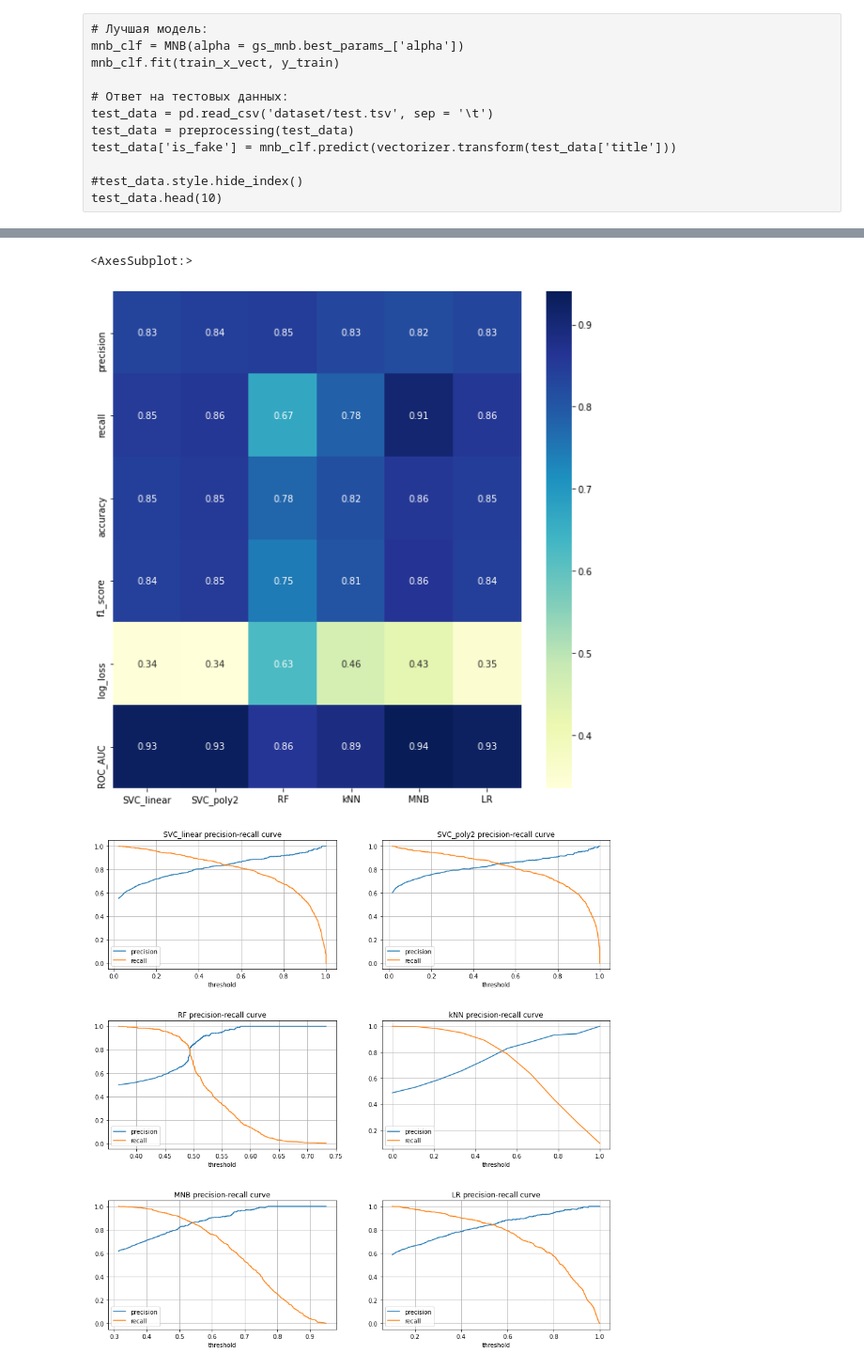
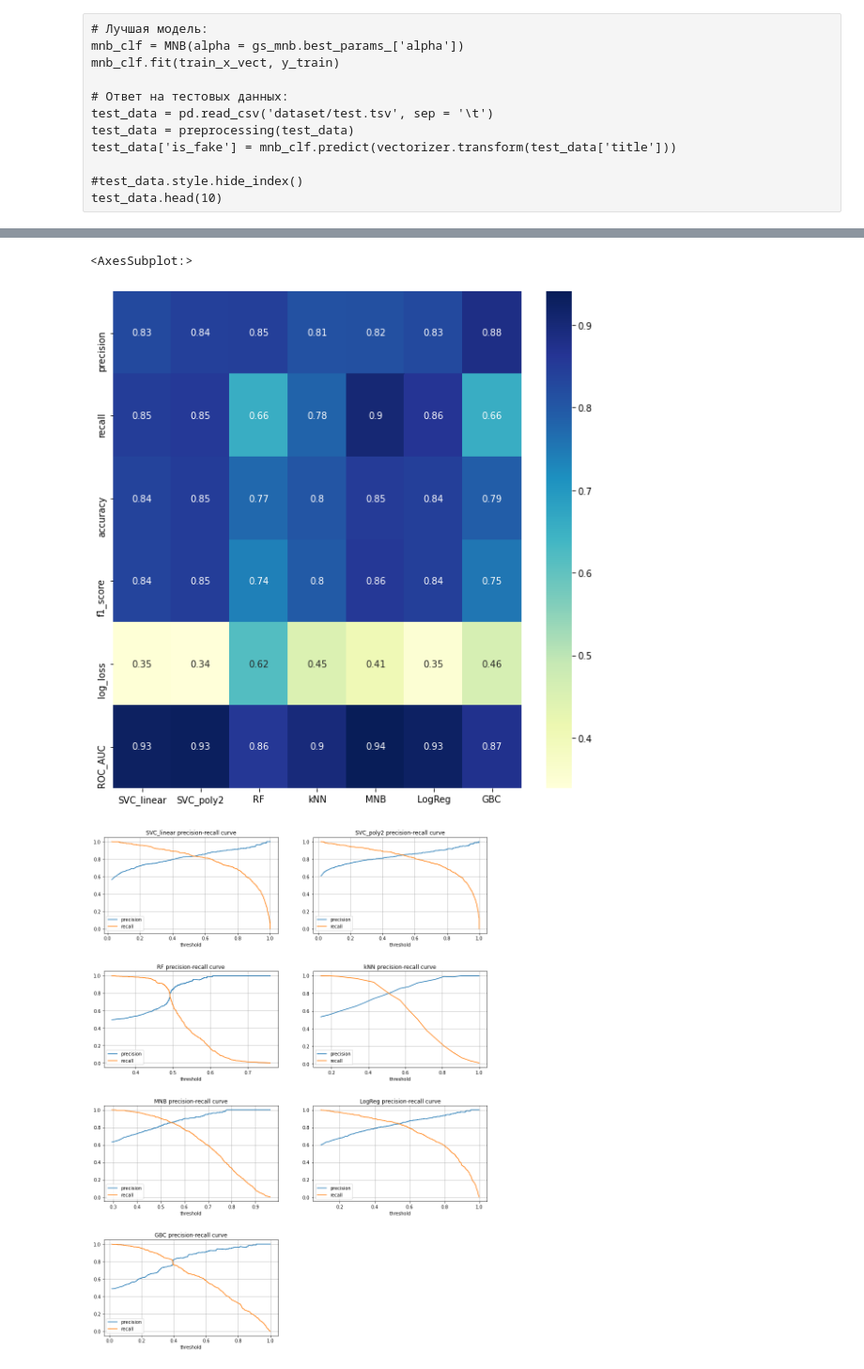
Before and after one commit to belpablo/ANLP, a Jupyter notebook: Fake_Titles_Detection/solution/Fake_Titles_Detection.ipynb, the cells around one changed output, grey strips where cells are left out. Shown at 94% size. Cells and saved outputs as stored; diff of their text form; code cells hidden in the pictures.

```diff
--- a/Fake_Titles_Detection/solution/Fake_Titles_Detection.ipynb
+++ b/Fake_Titles_Detection/solution/Fake_Titles_Detection.ipynb
@@ -88,10 +87,11 @@ def preprocessing(df):
         title = df['title'][i].lower()
 
         # удаление лишних символов:
-        title = re.sub('<.*?>', ' ', title)
-        title = re.sub(' +', ' ', title)
-        title = re.sub(r'[^\w\s]', '', title)
-        title = re.sub('\n', '', title)
+        #title = re.sub('<.*?>', ' ', title)
+        #title = re.sub(' +', ' ', title)
+        #title = re.sub(r'[^\w\s]', '', title)
+        title = re.sub(r'[^\w\s]+|[\d]+', r'', title)
+        #title = re.sub('\n', '', title)
 
         # токенизация:
         title_words = word_tokenize(title)
@@ -111,6 +111,7 @@ def preprocessing(df):
     return df
 
 train_data = preprocessing(train_data)
+#train_data.style.hide_index()
 train_data
 # %% [output]
 |  | title | is_fake |
@@ -323,6 +332,6 @@ test_data.head(10)
 # %%
 # Подбираем лучшие параметры:
-lr_grid = {'C': np.linspace(8, 10, 10)}
+lr_grid = {'C': np.linspace(8, 20, 20)}
 clf = LogisticRegression(random_state = rand_state)
 
 gs_lr = GridSearchCV(clf, lr_grid, scoring = 'f1', cv = cv)
@@ -348,0 +361,11 @@ lr_clf.predict_proba(vectorizer.transform(['курс доллара вырос
+# %%
+from sklearn.ensemble import GradientBoostingClassifier
+
+gbc_grid = {'learning_rate': np.linspace(0.1, 0.3, 5), 'n_estimators': np.arange(125, 175, 25), 'max_depth': np.arange(3, 10)}
+clf = GradientBoostingClassifier(random_state = rand_state)
+
+gs_gbc = GridSearchCV(clf, gbc_grid, scoring = 'f1', cv = cv)
+gs_gbc.fit(train_x_vect, y_train)
+
+print('max f1 score: {}'.format(gs_gbc.best_score_))
+print('parameters for this score: {}\n'.format(gs_gbc.best_params_))
@@ -365,7 +406,7 @@ train_x_vect = vectorizer.fit_transform(X_train)
 test_x_vect = vectorizer.transform(X_test)
 # %%
 # Строим новые классификаторы на лучших параметрах
-model_names_arr = ['SVC_linear', 'SVC_poly2', 'RF', 'kNN', 'MNB', 'LR']
+model_names_arr = ['SVC_linear', 'SVC_poly2', 'RF', 'kNN', 'MNB', 'LogReg', 'GBC']
 prob_pred_dict = {}
 
 for num, name in enumerate(model_names_arr):
@@ -392,7 +433,11 @@ for num, name in enumerate(model_names_arr):
     elif num == 5:
         clf = LogisticRegression(C = gs_lr.best_params_['C'],
                                  random_state = rand_state)
-
+    elif num == 6:
+        clf = GradientBoostingClassifier(learning_rate = gs_gbc.best_params_['learning_rate'],
+                                         n_estimators = gs_gbc.best_params_['n_estimators'],
+                                         max_depth = gs_gbc.best_params_['max_depth'],
+                                         random_state = rand_state)
 
     clf.fit(train_x_vect, y_train)
     prob_pred_dict[name] = clf.predict_proba(test_x_vect)[:, 1]
@@ -448,26 +493,26 @@ fig = plt.figure(figsize = (10, 10))
 sns.heatmap(df_metrics, annot = True, cmap = 'YlGnBu')
 # %% [output]
 <AxesSubplot:>
-[figure, old version]
+[figure, new version]
 # %%
 # Precision-recall curves:
 
-fig = plt.subplots(figsize = (15, 15))
+fig = plt.subplots(figsize = (15, 20))
 plt.subplots_adjust(wspace = 0.2, hspace = 0.4)
 
 for i, name in enumerate(model_names_arr):
 
     precision, recall, threshold = metrics.precision_recall_curve(prob_pred_df['is_fake'],  prob_pred_df[name])
-    plt.subplot(3, 2, i + 1)
+    plt.subplot(4, 2, i + 1)
     plt.plot(threshold, precision[:-1], label = 'precision')
     plt.plot(threshold, recall[:-1], label = 'recall')
 
     plt.xlabel('threshold')
     plt.title(f'{name} precision-recall curve')
     plt.legend()
     plt.grid()
 # %% [output]
-[figure, old version]
+[figure, new version]
 # %%
 # Roc-curves:
 
```
Also changed, not shown: parts of 48 cells of this notebook, 1 other file.
